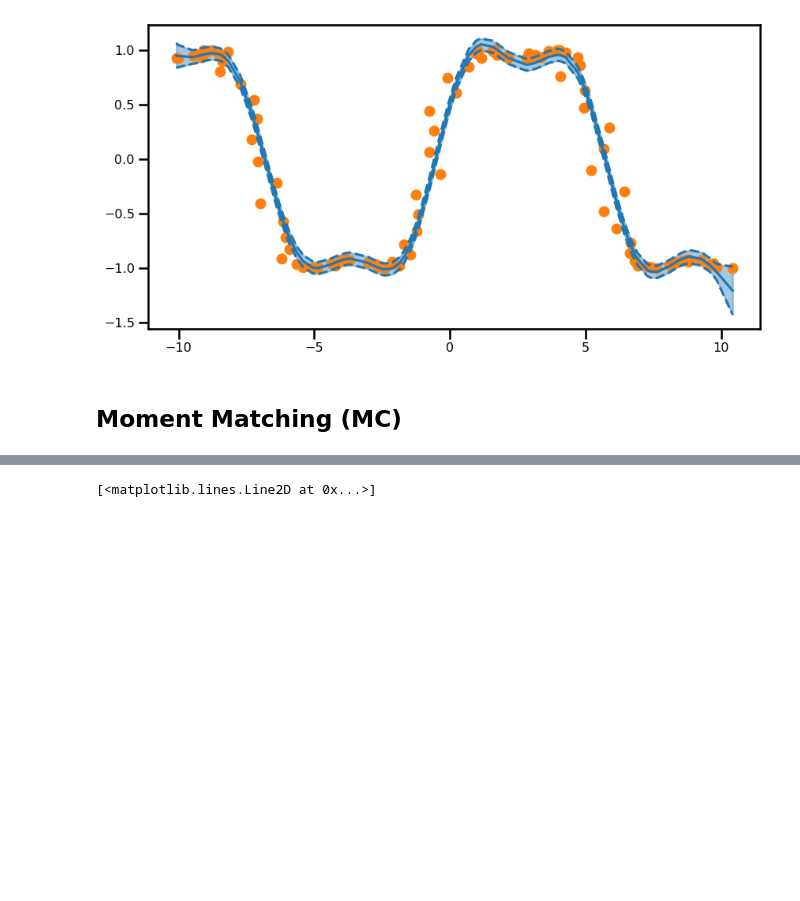
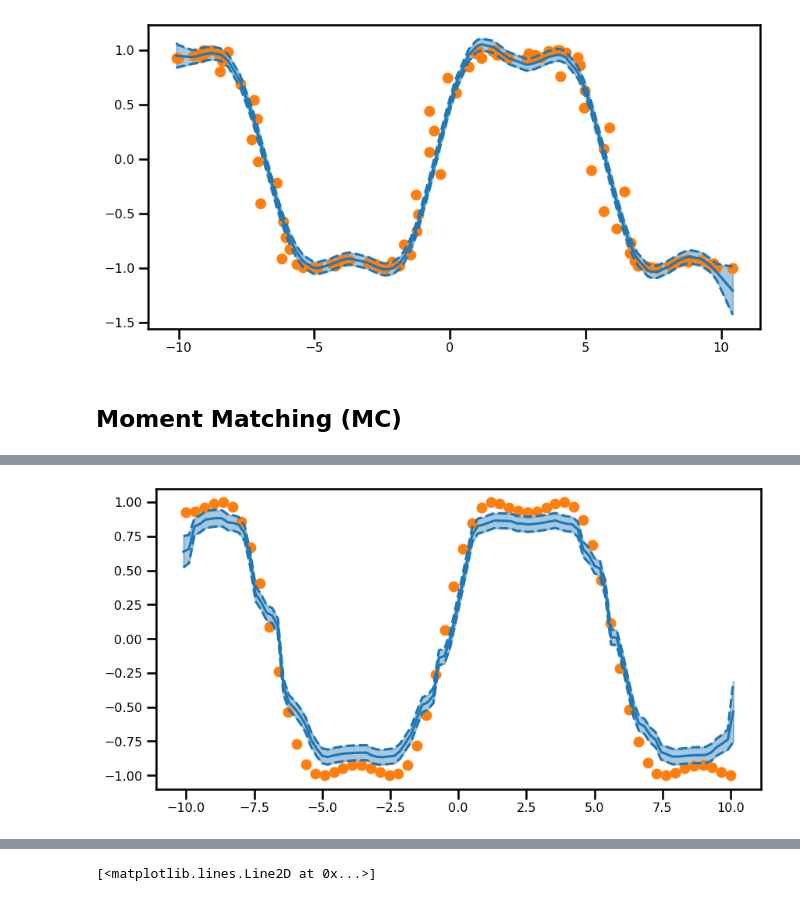
Before and after one commit to IPL-UV/jaxkern, a Jupyter notebook: notebooks/uncategorized/gps/egp_moment_matching.ipynb, the cells around one changed output, grey strips where cells are left out. Saved outputs shown, nothing was run; the diff lists cells and outputs as text; code cells hidden in the pictures; blank space fills up the shorter version.

```diff
--- a/notebooks/uncategorized/gps/egp_moment_matching.ipynb
+++ b/notebooks/uncategorized/gps/egp_moment_matching.ipynb
@@ -292,3 +327,7 @@ y_mu_.shape
+# %%
+fig, ax = plot_1D_gp_clean(ytest=y_mu_, y_mu=y_mu_, y_var=var)
+# %% [output]
+[figure, added]
 # %%
 fig, ax = plot_1D_gp_noisy(ytest=y_mu_, y_mu=y_mu_, y_var=var.squeeze())
 # %% [output]
```
Also changed, not shown: parts of 9 cells of this notebook.
